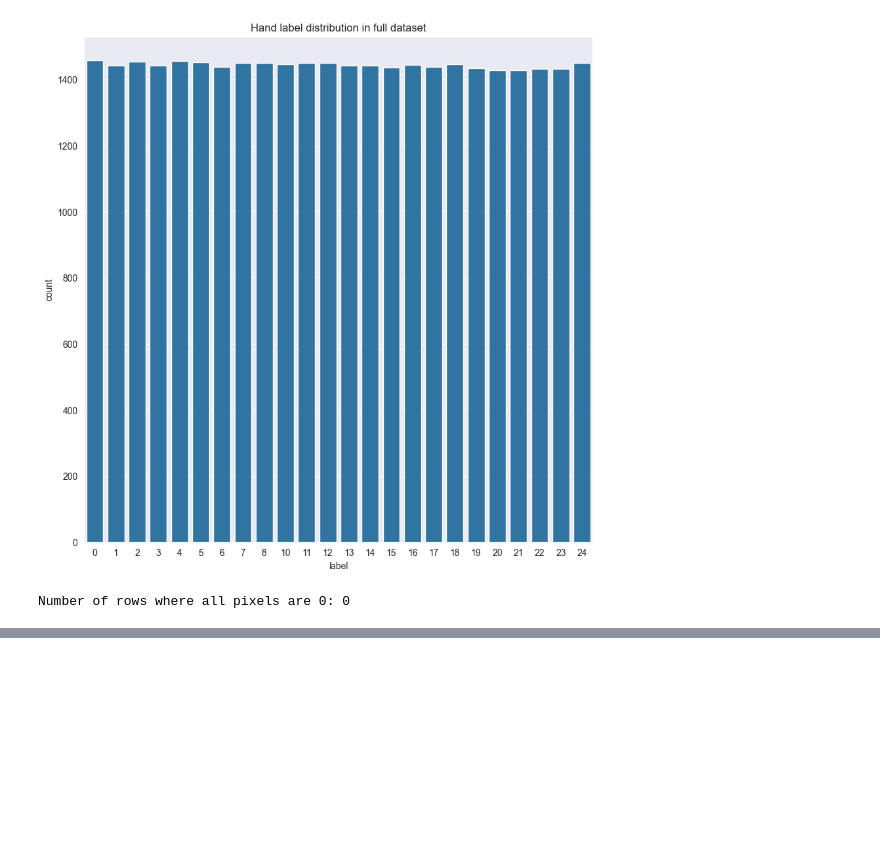
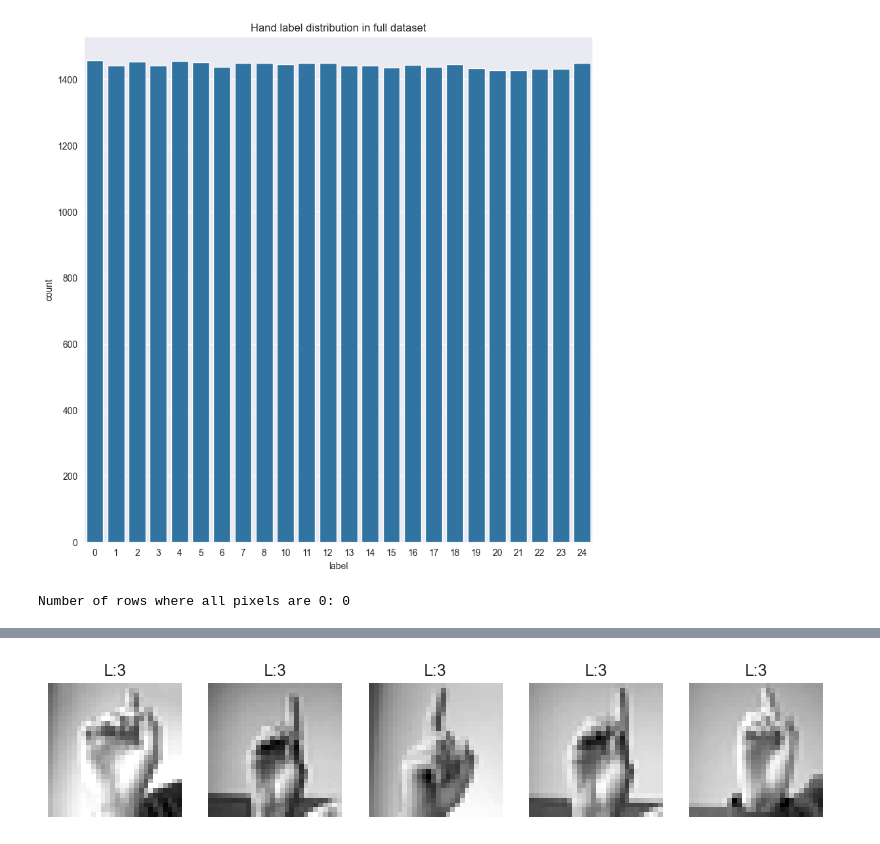
Before and after one commit to TimBjorkegren/sign-language-mnist, a Jupyter notebook: sign_mnist_training.ipynb, the cells around one changed output, grey strips where cells are left out. Cells and saved outputs as stored; diff of their text form; code cells hidden in the pictures; blank space fills up the shorter version.

```diff
--- a/sign_mnist_training.ipynb
+++ b/sign_mnist_training.ipynb
@@ -129,0 +132,19 @@ Accuracy: 0.9878158844765343
+# %%
+#Showcasing the label five different types
+
+target_label = 3
+
+target_label_row = train_df[train_df["label"] == target_label]
+examples = target_label_row = target_label_row.sample(5, random_state=42)
+
+plt.figure(figsize=(10,2))
+for i , (_, row) in enumerate(examples.iterrows()):
+    image = row[1:].values.reshape(28, 28)
+    plt.subplot(1, 5, i+1)
+    plt.imshow(image, cmap="gray")
+    plt.title(f"L:{label}")
+    plt.axis("off")
+
+plt.show()
+# %% [output]
+[figure, added]
```
Also changed, not shown: parts of 3 cells of this notebook, 1 other file.
